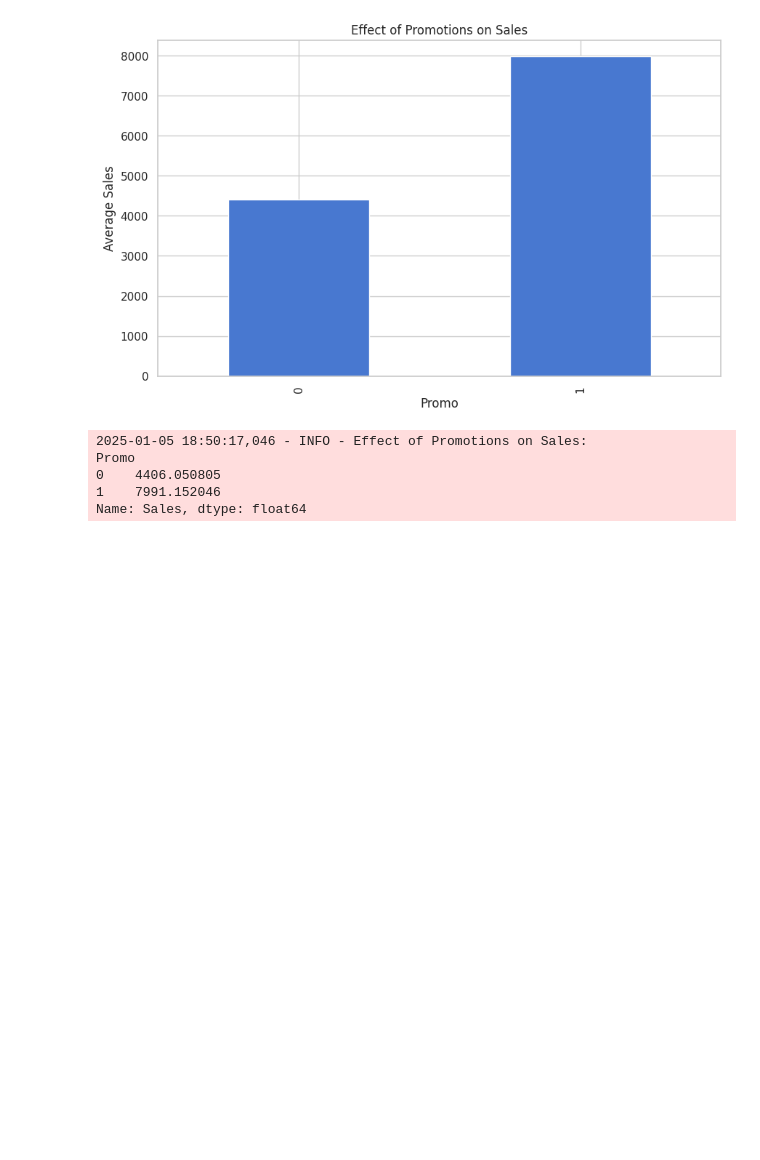
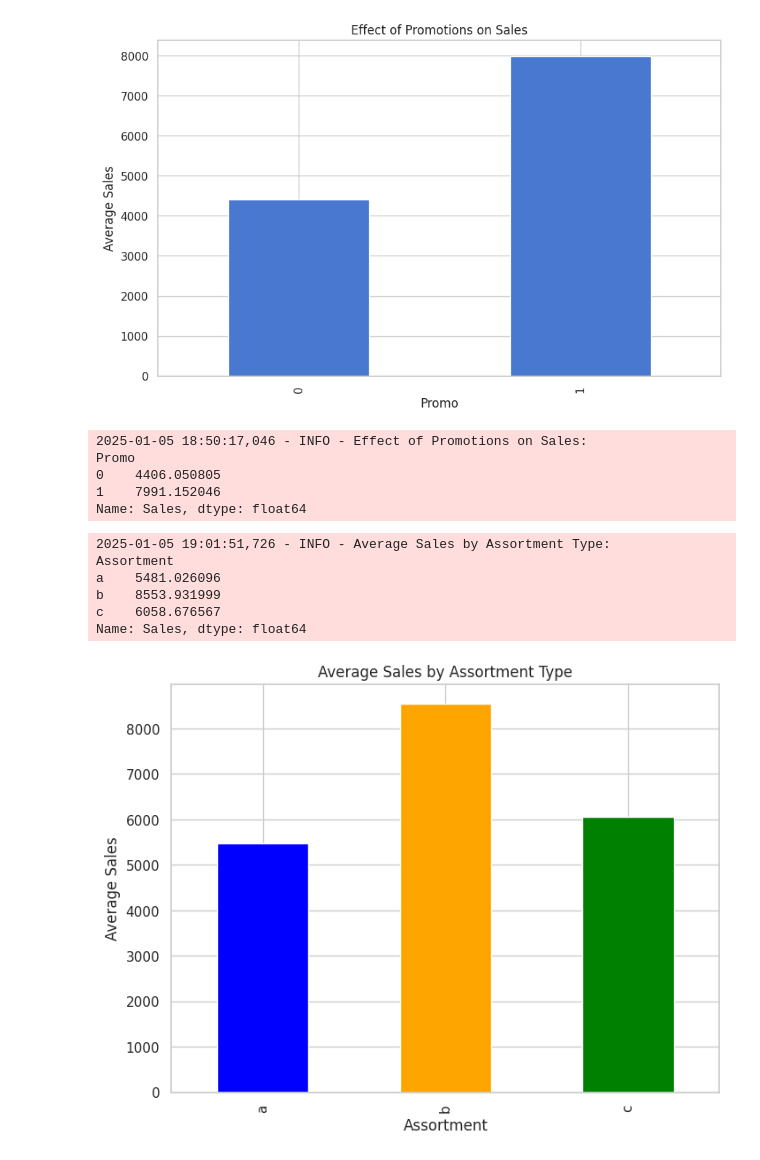
Before and after one commit to SaraFedlu/Sales-Forecasting-Pipeline, a Jupyter notebook: notebooks/eda.ipynb, the cells around one changed output. Saved outputs shown, nothing was run; the diff lists cells and outputs as text; code cells hidden in the pictures; blank space fills up the shorter version.

Commit message:
analyzed assortment and competition distance

```diff
--- a/notebooks/eda.ipynb
+++ b/notebooks/eda.ipynb
@@ -278,3 +278,21 @@ Promo
 0    4406.050805
 1    7991.152046
 Name: Sales, dtype: float64
+# %%
+assortment_sales = train.groupby('Assortment')['Sales'].mean()
+logger.info(f"Average Sales by Assortment Type:\n{assortment_sales}")
+
+plt.figure(figsize=(8, 6))
+assortment_sales.plot(kind='bar', color=['blue', 'orange', 'green'])
+plt.title('Average Sales by Assortment Type')
+plt.xlabel('Assortment')
+plt.ylabel('Average Sales')
+plt.show()
+# %% [output]
+2025-01-05 19:01:51,726 - INFO - Average Sales by Assortment Type:
+Assortment
+a    5481.026096
+b    8553.931999
+c    6058.676567
+Name: Sales, dtype: float64
+[figure, added]
```
Also changed, not shown: parts of 4 cells of this notebook, 1 other file.
